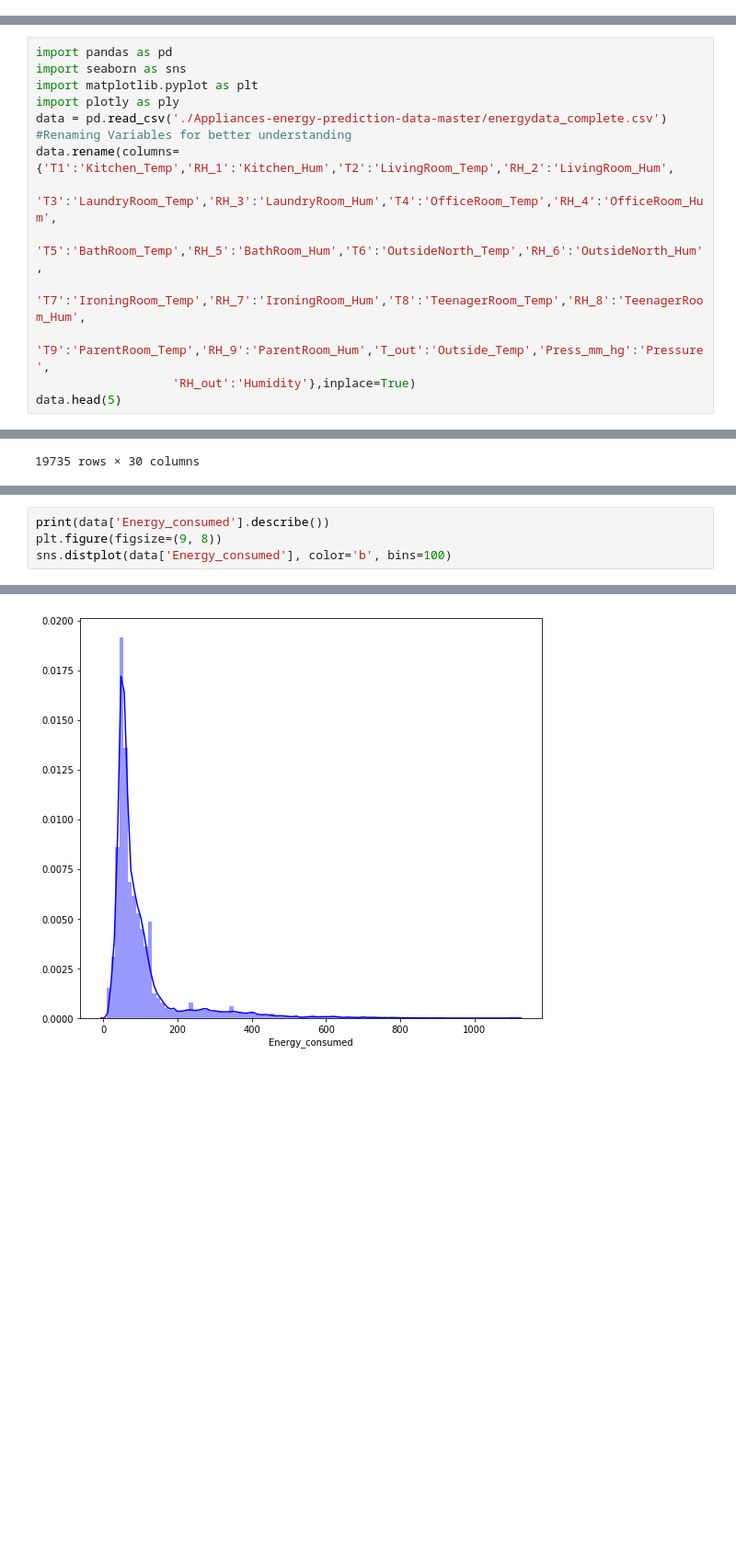
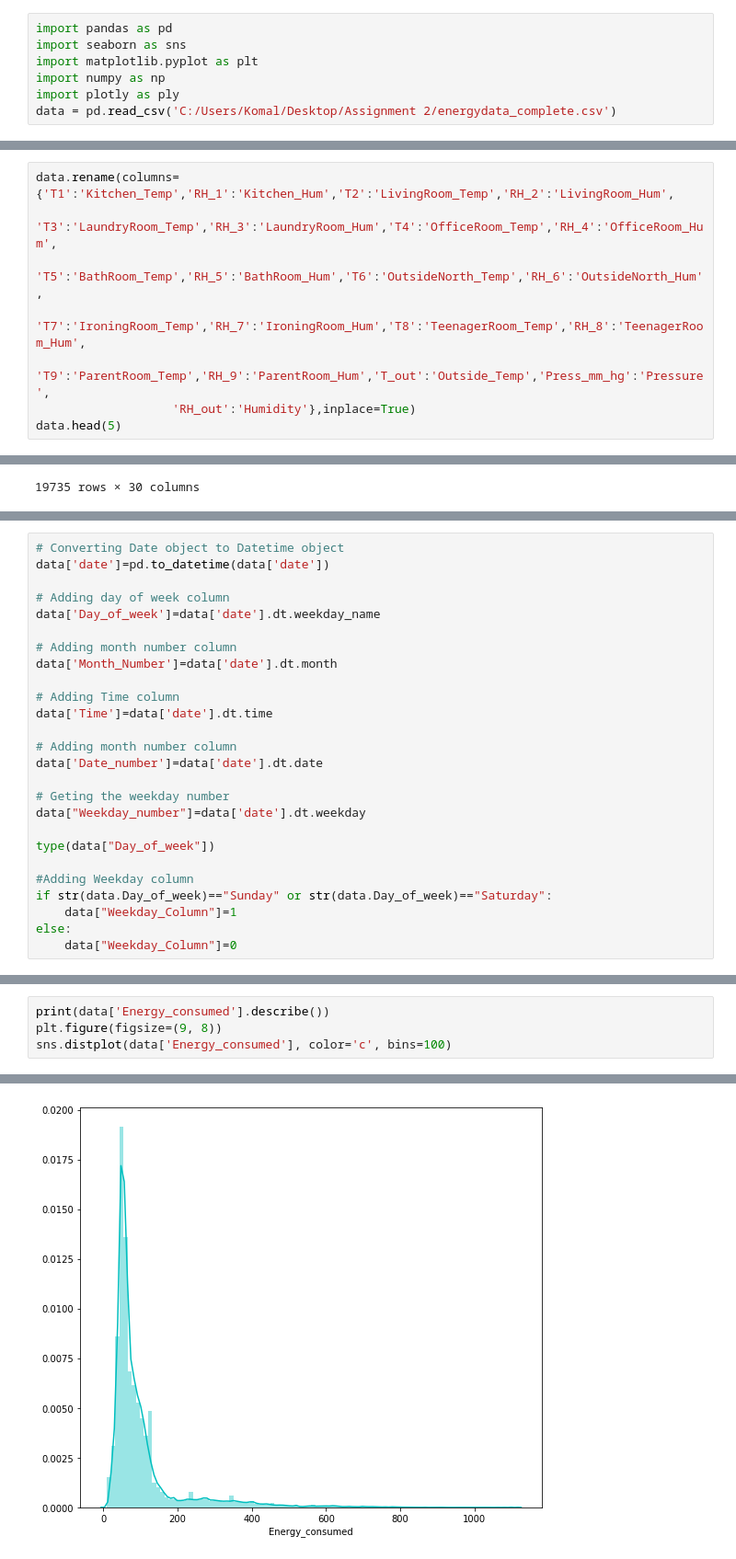
Before and after one commit to sayaliborse/ADS_TEAM_SRK, a Jupyter notebook: Assignment2_EnergyData/EDA.ipynb, the cells around one changed output, grey strips where cells are left out. Shown at 92% size. Saved outputs shown, nothing was run; the diff lists cells and outputs as text; blank space fills up the shorter version.

Commit message:
EDA energy datasets

```diff
--- a/Assignment2_EnergyData/EDA.ipynb
+++ b/Assignment2_EnergyData/EDA.ipynb
@@ -0,0 +9,7 @@
+# %%
+import pandas as pd
+import seaborn as sns
+import matplotlib.pyplot as plt
+import numpy as np
+import plotly as ply
+data = pd.read_csv('C:/Users/Komal/Desktop/Assignment 2/energydata_complete.csv')
@@ -1,10 +18,4 @@
 # %%
-import pandas as pd
-import seaborn as sns
-import matplotlib.pyplot as plt
-import plotly as ply
-data = pd.read_csv('./Appliances-energy-prediction-data-master/energydata_complete.csv')
-#Renaming Variables for better understanding
 data.rename(columns={'T1':'Kitchen_Temp','RH_1':'Kitchen_Hum','T2':'LivingRoom_Temp','RH_2':'LivingRoom_Hum',
                    'T3':'LaundryRoom_Temp','RH_3':'LaundryRoom_Hum','T4':'OfficeRoom_Temp','RH_4':'OfficeRoom_Hum',
                    'T5':'BathRoom_Temp','RH_5':'BathRoom_Hum','T6':'OutsideNorth_Temp','RH_6':'OutsideNorth_Hum',
@@ -61,0 +118,26 @@ data
+# %%
+# Converting Date object to Datetime object
+data['date']=pd.to_datetime(data['date'])
+
+# Adding day of week column
+data['Day_of_week']=data['date'].dt.weekday_name
+
+# Adding month number column
+data['Month_Number']=data['date'].dt.month
+
+# Adding Time column
+data['Time']=data['date'].dt.time
+
+# Adding month number column
+data['Date_number']=data['date'].dt.date
+
+# Geting the weekday number
+data["Weekday_number"]=data['date'].dt.weekday
+
+type(data["Day_of_week"])
+
+#Adding Weekday column
+if str(data.Day_of_week)=="Sunday" or str(data.Day_of_week)=="Saturday":
+    data["Weekday_Column"]=1
+else:
+    data["Weekday_Column"]=0
@@ -62,17 +198,17 @@ data
 # %%
 print(data['Energy_consumed'].describe())
 plt.figure(figsize=(9, 8))
-sns.distplot(data['Energy_consumed'], color='b', bins=100)
+sns.distplot(data['Energy_consumed'], color='c', bins=100)
 # %% [output]
 count    19735.000000
 mean       101.496833
 std        104.380829
 min         10.000000
 25%         50.000000
 50%         60.000000
 75%        100.000000
 max       1110.000000
 Name: Energy_consumed, dtype: float64
 Using a non-tuple sequence for multidimensional indexing is deprecated; use `arr[tuple(seq)]` instead of `arr[seq]`. In the future this will be interpreted as an array index, `arr[np.array(seq)]`, whi ...
 <matplotlib.axes._subplots.AxesSubplot at 0x...>
-[figure, old version]
+[figure, new version]
```
Also changed, not shown: parts of 30 cells of this notebook, 3 other files.
